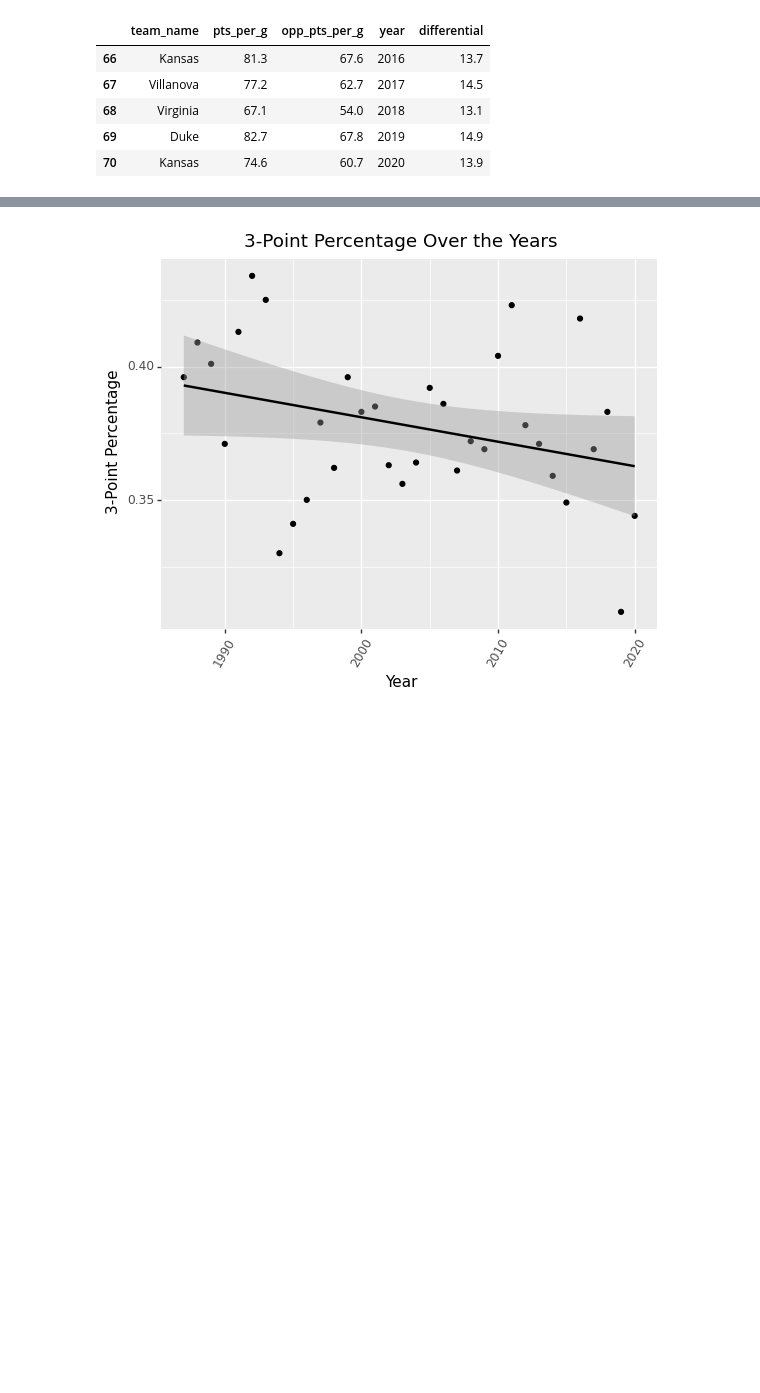
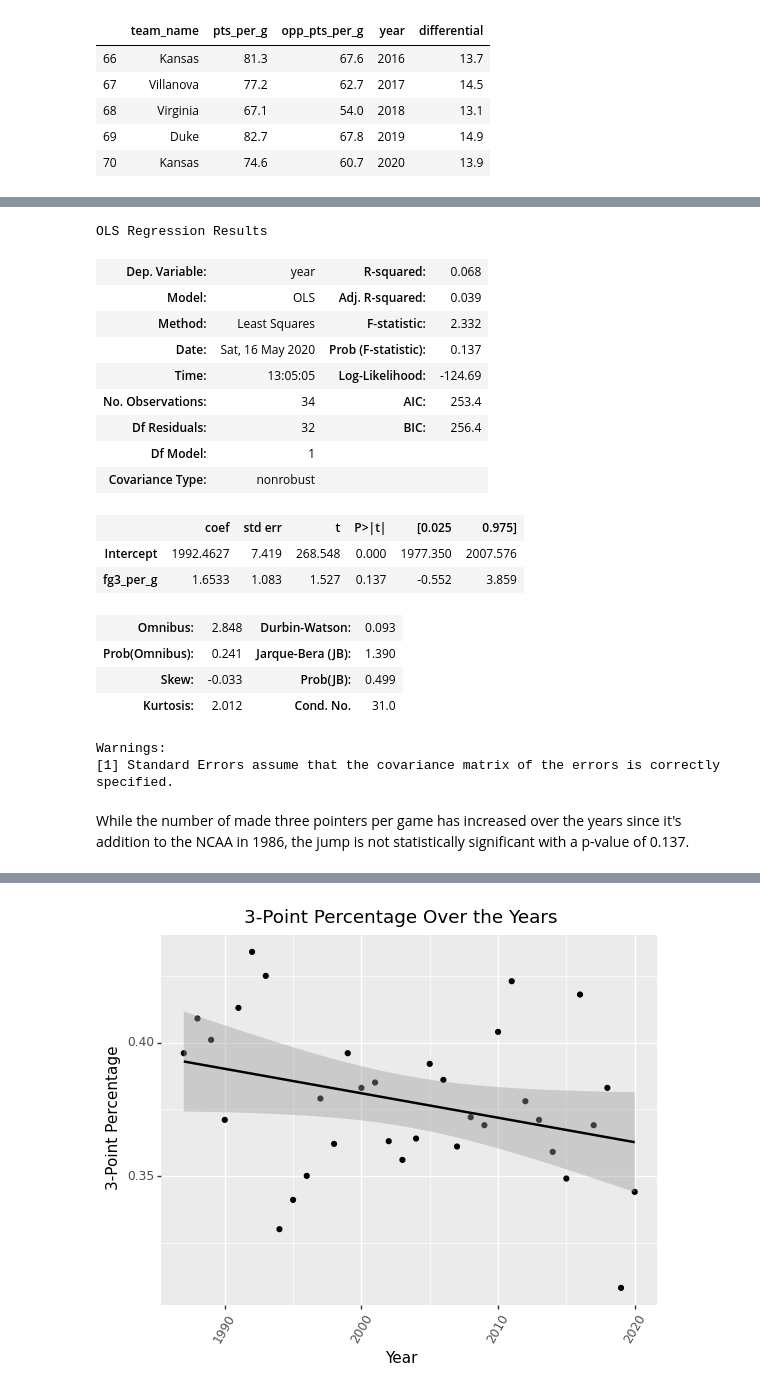
Before and after one commit to mhsmathew/College-Basketball-Data-Science-Analysis, a Jupyter notebook: Final Project Notebook.ipynb, the cells around one changed output, grey strips where cells are left out. Drawn from its saved outputs; the diff is of its cells as text; code cells hidden in the pictures; blank space fills up the shorter version.

```diff
--- a/Final Project Notebook.ipynb
+++ b/Final Project Notebook.ipynb
@@ -329,3 +360,28 @@ geom_smooth(method = 'lm'))
+# %%
+three_point_made = sm.ols('year~fg3_per_g', data=threes).fit()
+three_point_made.summary()
+# %% [output]
+OLS Regression Results
+| Dep. Variable: | year | R-squared: | 0.068 |
+| Model: | OLS | Adj. R-squared: | 0.039 |
+| Method: | Least Squares | F-statistic: | 2.332 |
+| Date: | Sat, 16 May 2020 | Prob (F-statistic): | 0.137 |
+| Time: | 13:05:05 | Log-Likelihood: | -124.69 |
+| No. Observations: | 34 | AIC: | 253.4 |
+| Df Residuals: | 32 | BIC: | 256.4 |
+| Df Model: | 1 |  |  |
+| Covariance Type: | nonrobust |  |  |
+|  | coef | std err | t | P>|t| | [0.025 | 0.975] |
+| Intercept | 1992.4627 | 7.419 | 268.548 | 0.000 | 1977.350 | 2007.576 |
+| fg3_per_g | 1.6533 | 1.083 | 1.527 | 0.137 | -0.552 | 3.859 |
+| Omnibus: | 2.848 | Durbin-Watson: | 0.093 |
+| Prob(Omnibus): | 0.241 | Jarque-Bera (JB): | 1.390 |
+| Skew: | -0.033 | Prob(JB): | 0.499 |
+| Kurtosis: | 2.012 | Cond. No. | 31.0 |
+Warnings:
+[1] Standard Errors assume that the covariance matrix of the errors is correctly specified.
+# %% [markdown]
+While the number of made three pointers per game has increased over the years since it's addition to the NCAA in 1986, the jump is not statistically significant with a p-value of 0.137.
 # %%
 (ggplot(threes, aes(x= 'year', y = 'fg3a_per_g')) +
 geom_point() +
```
Also changed, not shown: parts of 36 cells of this notebook.
